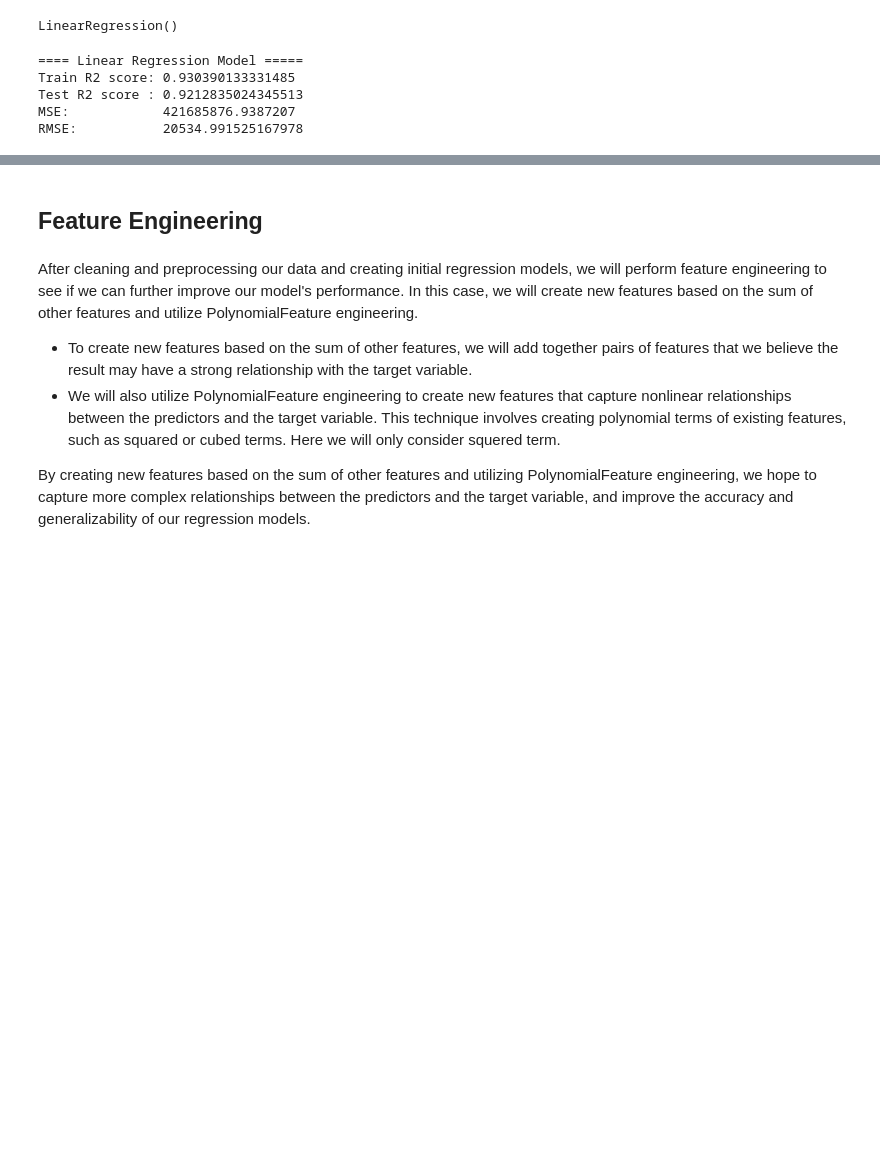
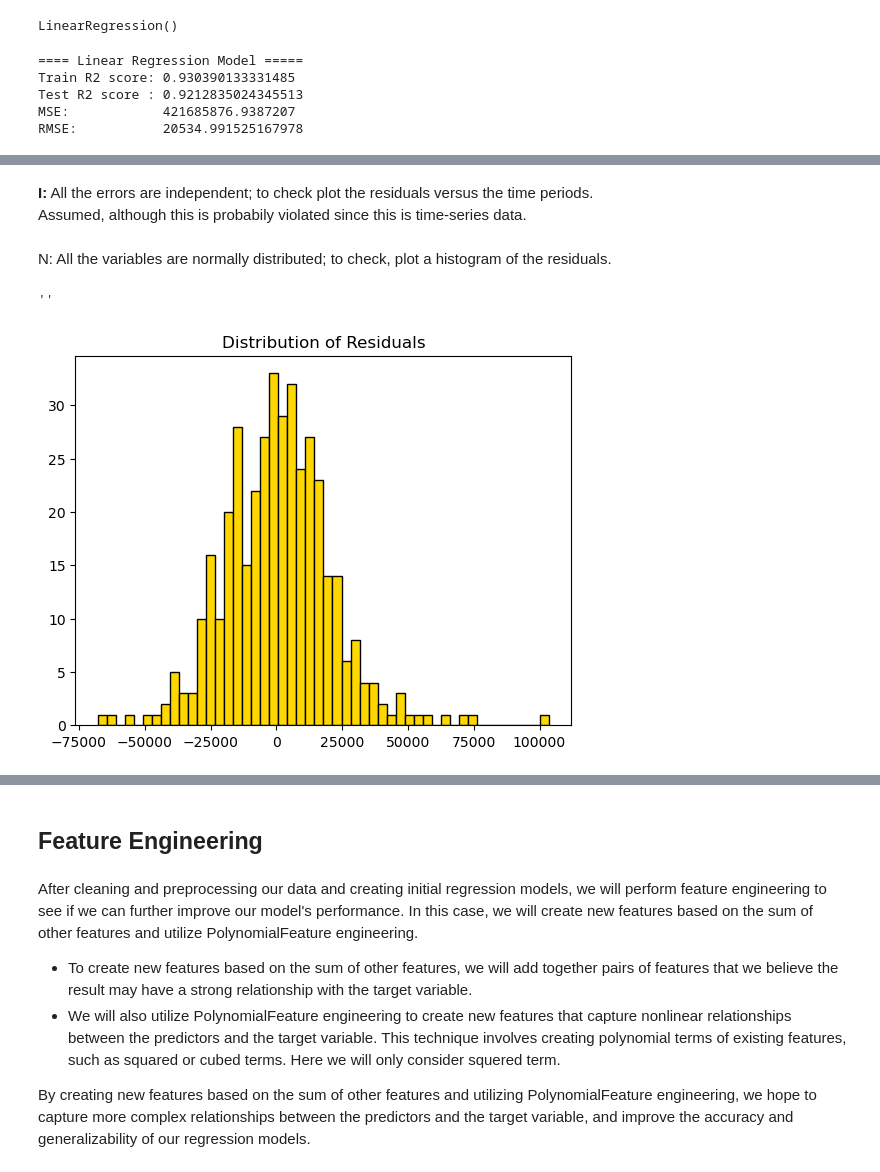
Before and after one commit to farhadfarahanii/Evaluating_House_Prices_In_Ames_Iowa, a Jupyter notebook: code/02_Feature_Engineering_and_Modeling.ipynb, the cells around one changed output, grey strips where cells are left out. Saved outputs shown, nothing was run; the diff lists cells and outputs as text; code cells hidden in the pictures; blank space fills up the shorter version.

```diff
--- a/code/02_Feature_Engineering_and_Modeling.ipynb
+++ b/code/02_Feature_Engineering_and_Modeling.ipynb
@@ -235,0 +250,16 @@ RMSE:           20534.991525167978
+# %% [markdown]
+**I:** All the errors are independent; to check plot the residuals versus the time periods.
+Assumed, although this is probabily violated since this is time-series data.
+# %% [markdown]
+N: All the variables are normally distributed; to check, plot a histogram of the residuals.
+# %%
+# Findout the errors
+resids = y_test - y_hat
+
+# Plot the distribution of errors
+plt.hist(resids, bins=50, color="gold", edgecolor="black")
+plt.title("Distribution of Residuals", fontsize=12)
+;
+# %% [output]
+''
+[figure, added]
```
Also changed, not shown: parts of 8 cells of this notebook.
